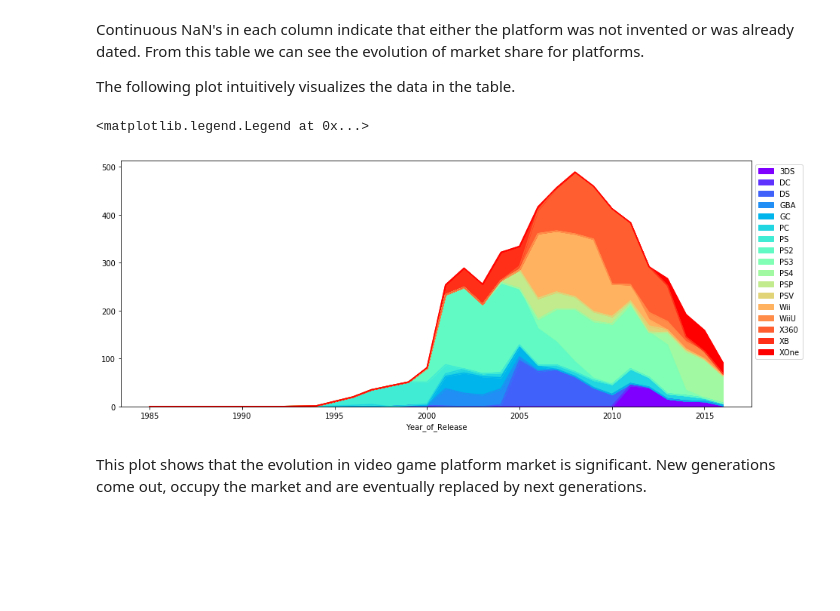
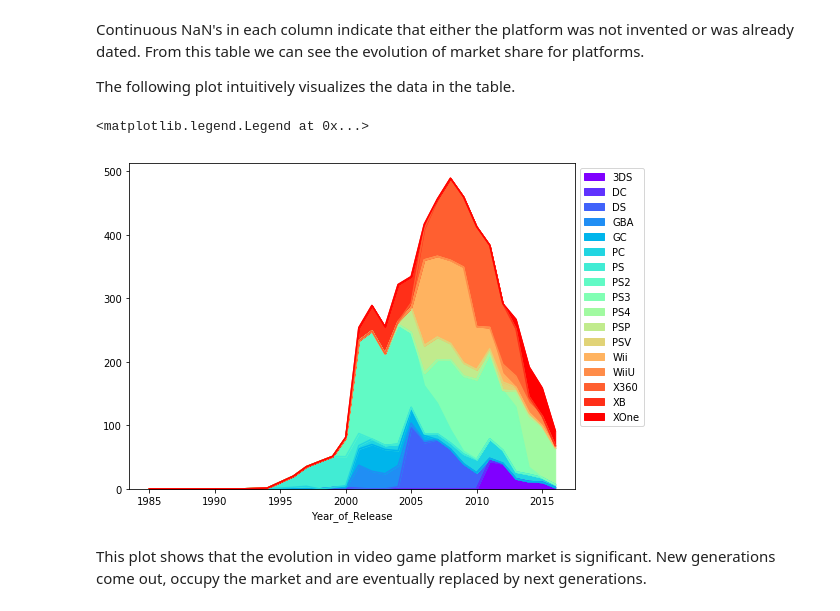
Before and after one commit to sherry9788/STATS131_Final, a Jupyter notebook: xuening.2.ipynb, the cells around one changed output. Cells and saved outputs as stored; diff of their text form; code cells hidden in the pictures; blank space fills up the shorter version.

Commit message:
modified graphs on PS

```diff
--- a/xuening.2.ipynb
+++ b/xuening.2.ipynb
@@ -498,11 +497,11 @@ Continuous NaN's in each column indicate that either the platform was not invent
 
 The following plot intuitively visualizes the data in the table.
 # %%
-plat_pivot.plot(kind='area', stacked=True, colormap='rainbow', figsize=(15,6))
+plat_pivot.plot(kind='area', stacked=True, colormap='rainbow', figsize=(8,6))
 plt.legend(bbox_to_anchor=(1, 1))
 # %% [output]
 <matplotlib.legend.Legend at 0x...>
-[figure, old version]
+[figure, new version]
 # %% [markdown]
 This plot shows that the evolution in video game platform market is significant. New generations come out, occupy the market and are eventually replaced by next generations.
 # %% [markdown]
```
Also changed, not shown: parts of 16 cells of this notebook.
